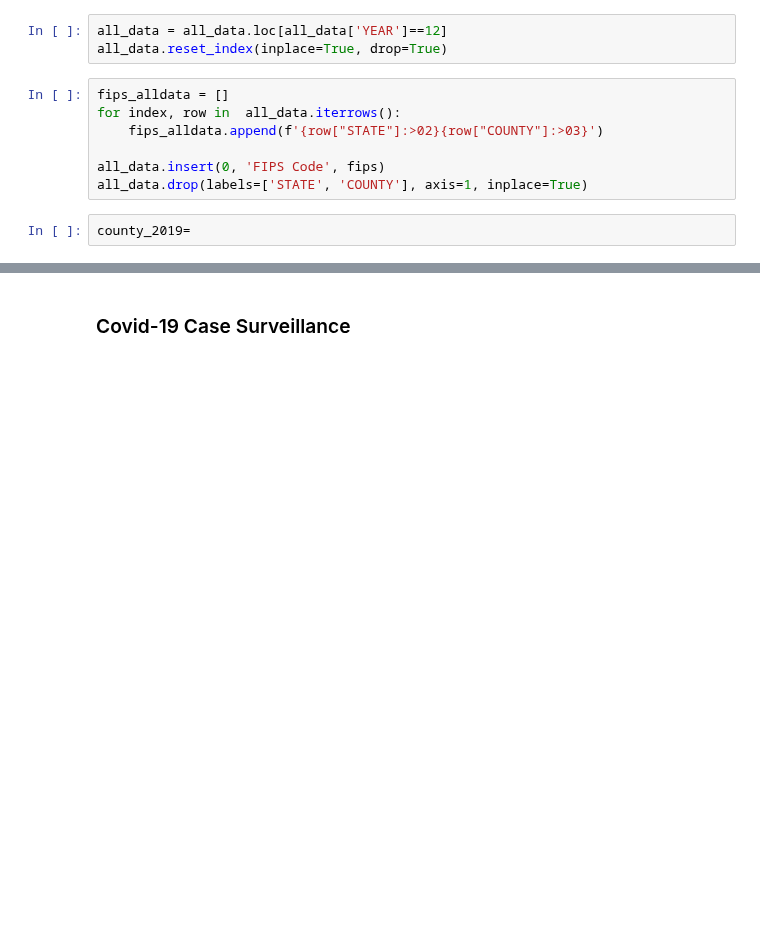
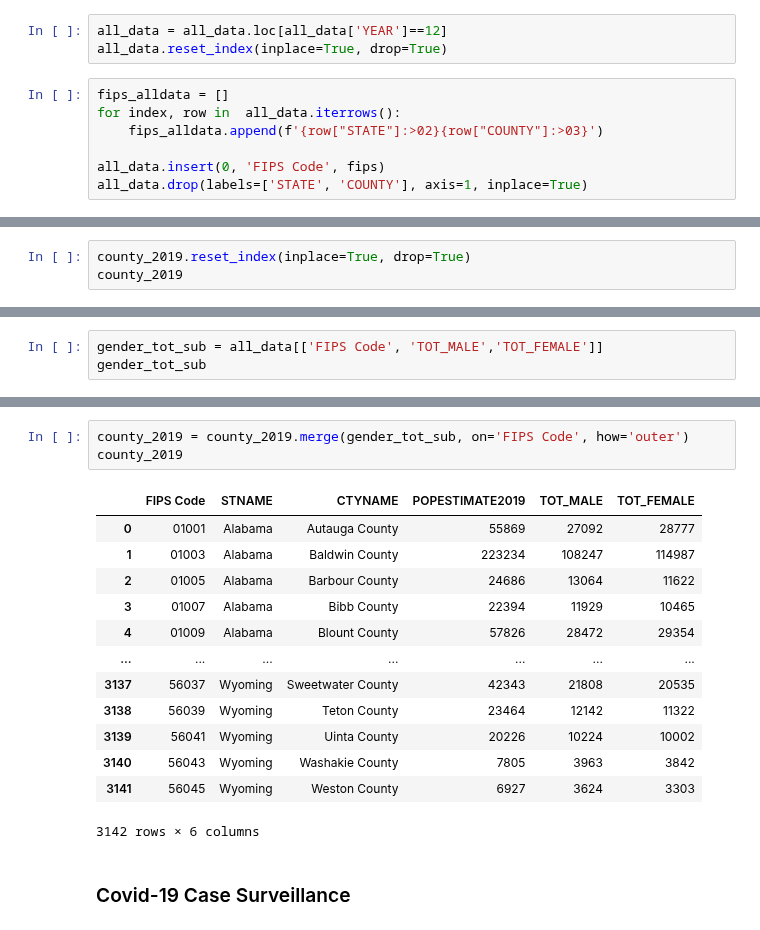
Before and after one commit to mgeffroy/P1-US-COVID-19-Vaccination-Campaign, a Jupyter notebook: P1_Data_Architecture.ipynb, the cells around one changed output, grey strips where cells are left out. Saved outputs shown, nothing was run; the diff lists cells and outputs as text; blank space fills up the shorter version.

Commit message:
Gender total county

```diff
--- a/P1_Data_Architecture.ipynb
+++ b/P1_Data_Architecture.ipynb
@@ -250,5 +250,3 @@ for index, row in  all_data.iterrows():
 
 all_data.insert(0, 'FIPS Code', fips)
 all_data.drop(labels=['STATE', 'COUNTY'], axis=1, inplace=True)
-# %%
-county_2019=
@@ -268,0 +269,3 @@ county_2019=
+# %%
+county_2019.reset_index(inplace=True, drop=True)
+county_2019
@@ -268,0 +286,3 @@ county_2019=
+# %%
+gender_tot_sub = all_data[['FIPS Code', 'TOT_MALE','TOT_FEMALE']]
+gender_tot_sub
@@ -269,3 +303,20 @@ county_2019=
+# %%
+county_2019 = county_2019.merge(gender_tot_sub, on='FIPS Code', how='outer')
+county_2019
+# %% [output]
+|  | FIPS Code | STNAME | CTYNAME | POPESTIMATE2019 | TOT_MALE | TOT_FEMALE |
+| 0 | 01001 | Alabama | Autauga County | 55869 | 27092 | 28777 |
+| 1 | 01003 | Alabama | Baldwin County | 223234 | 108247 | 114987 |
+| 2 | 01005 | Alabama | Barbour County | 24686 | 13064 | 11622 |
+| 3 | 01007 | Alabama | Bibb County | 22394 | 11929 | 10465 |
+| 4 | 01009 | Alabama | Blount County | 57826 | 28472 | 29354 |
+| ... | ... | ... | ... | ... | ... | ... |
+| 3137 | 56037 | Wyoming | Sweetwater County | 42343 | 21808 | 20535 |
+| 3138 | 56039 | Wyoming | Teton County | 23464 | 12142 | 11322 |
+| 3139 | 56041 | Wyoming | Uinta County | 20226 | 10224 | 10002 |
+| 3140 | 56043 | Wyoming | Washakie County | 7805 | 3963 | 3842 |
+| 3141 | 56045 | Wyoming | Weston County | 6927 | 3624 | 3303 |
+3142 rows × 6 columns
 # %% [markdown]
 ### Covid-19 Case Surveillance
 # %%
```
Also changed, not shown: parts of 4 cells of this notebook.
